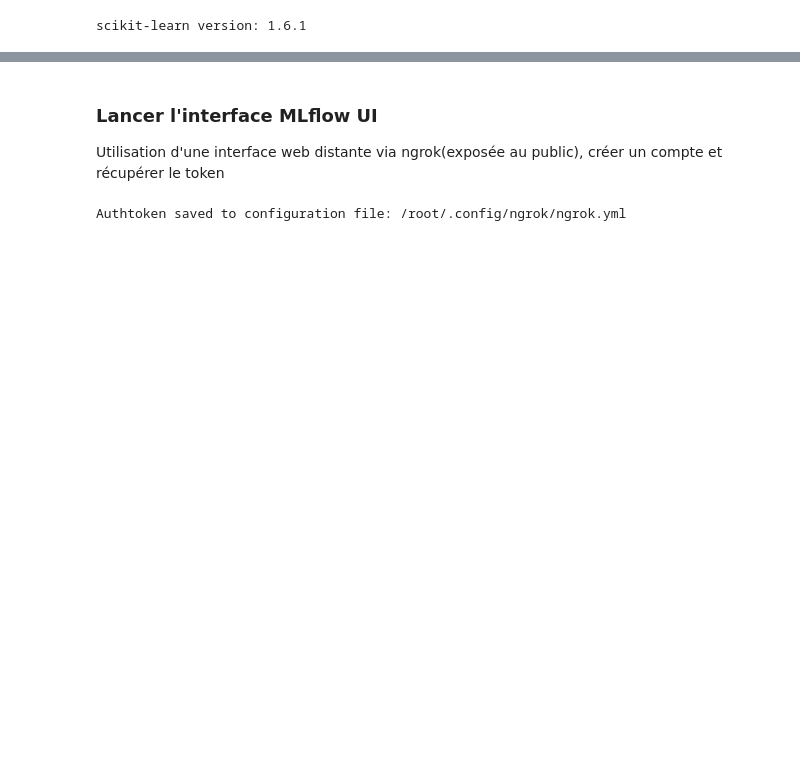
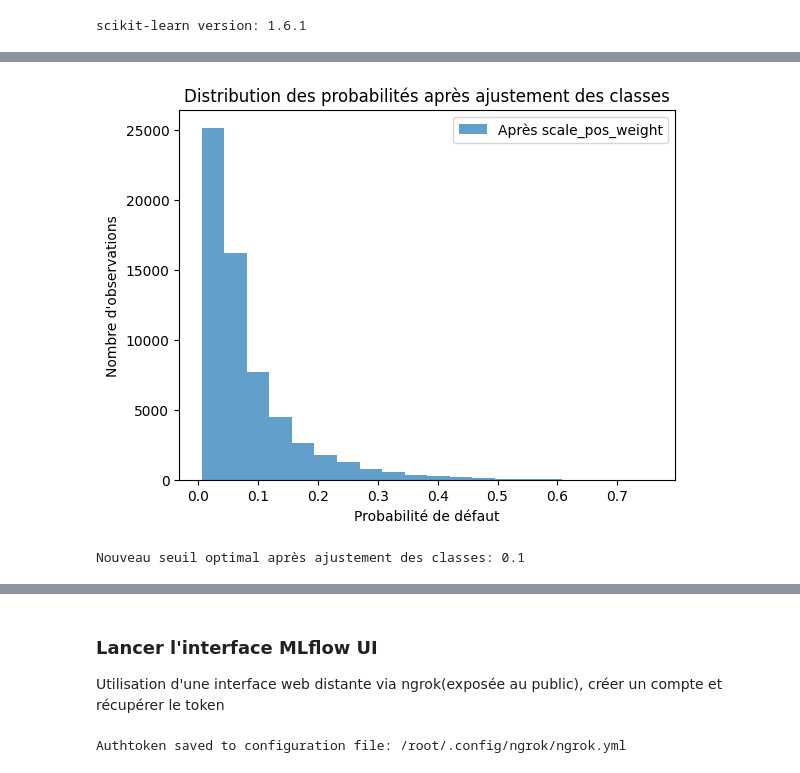
Before and after one commit to NatSy77/projet_7, a Jupyter notebook: P7_modelisation.ipynb, the cells around one changed output, grey strips where cells are left out. Saved outputs shown, nothing was run; the diff lists cells and outputs as text; code cells hidden in the pictures; blank space fills up the shorter version.

```diff
--- a/P7_modelisation.ipynb
+++ b/P7_modelisation.ipynb
@@ -327,0 +296,22 @@ Si besoin, vous pouvez utiliser scale_pos_weightcomme alternative pour ajuster l
+# %%
+# Dictionnaire des modèles avec leurs hyperparamètres
+models_with_params = {
+
+    # experimentation 3 param augmenté
+    "LightGBM": {
+        "model": LGBMClassifier(random_state=42), # Suppression de is_unbalance=True
+        "params": {
+            'model__learning_rate': [0.01, 0.05, 0.1, 0.2],
+            'model__n_estimators': [50, 100, 200, 300],
+            'model__max_depth': [3, 5, 7, 10],
+            'model__num_leaves': [20, 31, 50, 70],
+            'model__min_child_samples': [10, 20, 50, 100],
+            'model__subsample': [0.6, 0.8, 1.0],
+            'model__colsample_bytree': [0.6, 0.8, 1.0],
+            'model__min_split_gain': [0.0, 0.1, 0.2],
+            'model__lambda_l1': [0.0, 0.1, 1.0],
+            'model__lambda_l2': [0.0, 0.1, 1.0],
+            'model__scale_pos_weight': [1, y_train_negative / y_train_positive] # Calcul du poids des classes
+        }
+    }
+}
@@ -602,0 +633,24 @@ Modèle LightGBM journalisé avec succès.
+# %%
+import matplotlib.pyplot as plt
+
+plt.hist(y_prob, bins=20, alpha=0.7, label="Après scale_pos_weight")
+plt.xlabel("Probabilité de défaut")
+plt.ylabel("Nombre d'observations")
+plt.title("Distribution des probabilités après ajustement des classes")
+plt.legend()
+plt.show()
+# %% [output]
+[figure, added]
+# %%
+thresholds = np.arange(0.1, 1.0, 0.05)
+costs = []
+
+for threshold in thresholds:
+    y_pred_class = (y_prob >= threshold).astype(int)
+    cost = custom_cost_function(y_test, y_pred_class, cost_fn=10, cost_fp=1)
+    costs.append(cost)
+
+optimal_threshold = thresholds[np.argmin(costs)]
+print(f"Nouveau seuil optimal après ajustement des classes: {optimal_threshold}")
+# %% [output]
+Nouveau seuil optimal après ajustement des classes: 0.1
```
Also changed, not shown: parts of 41 cells of this notebook.
